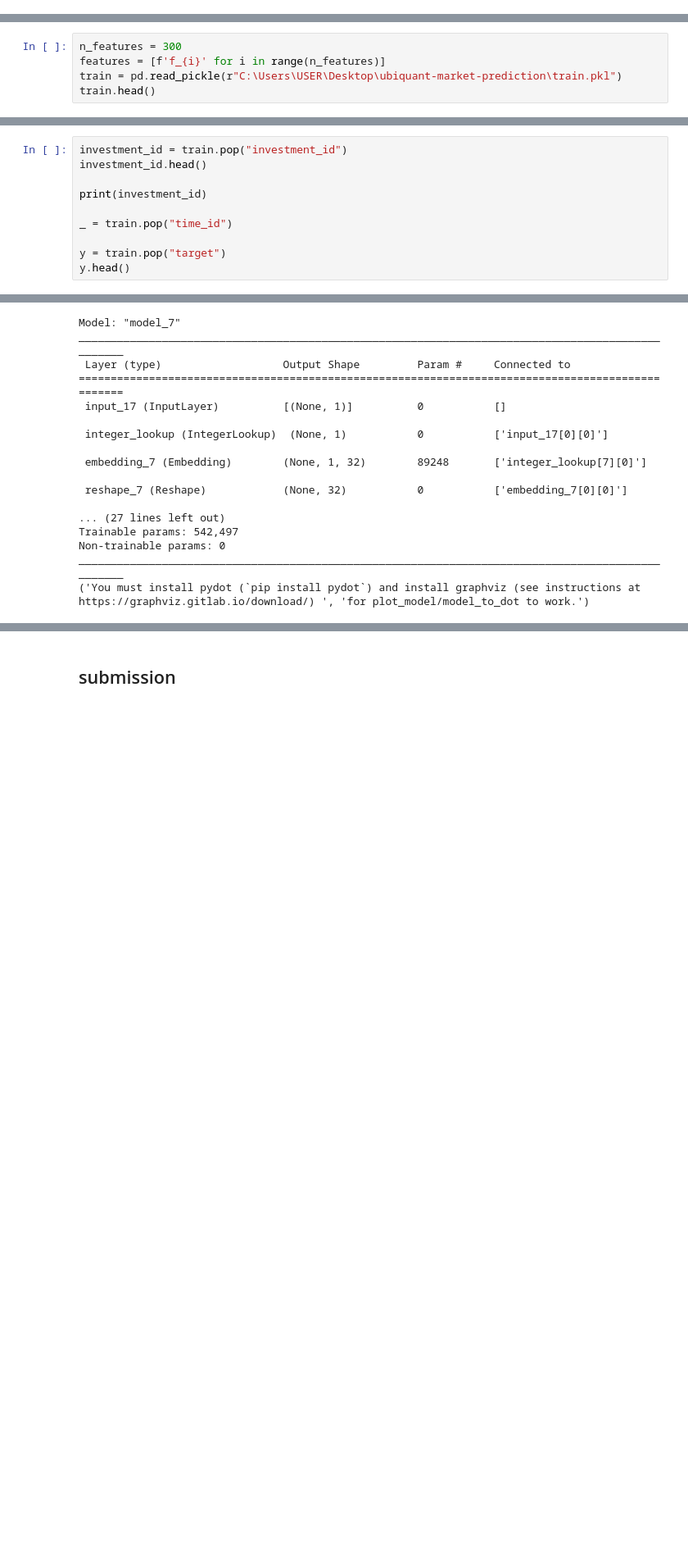
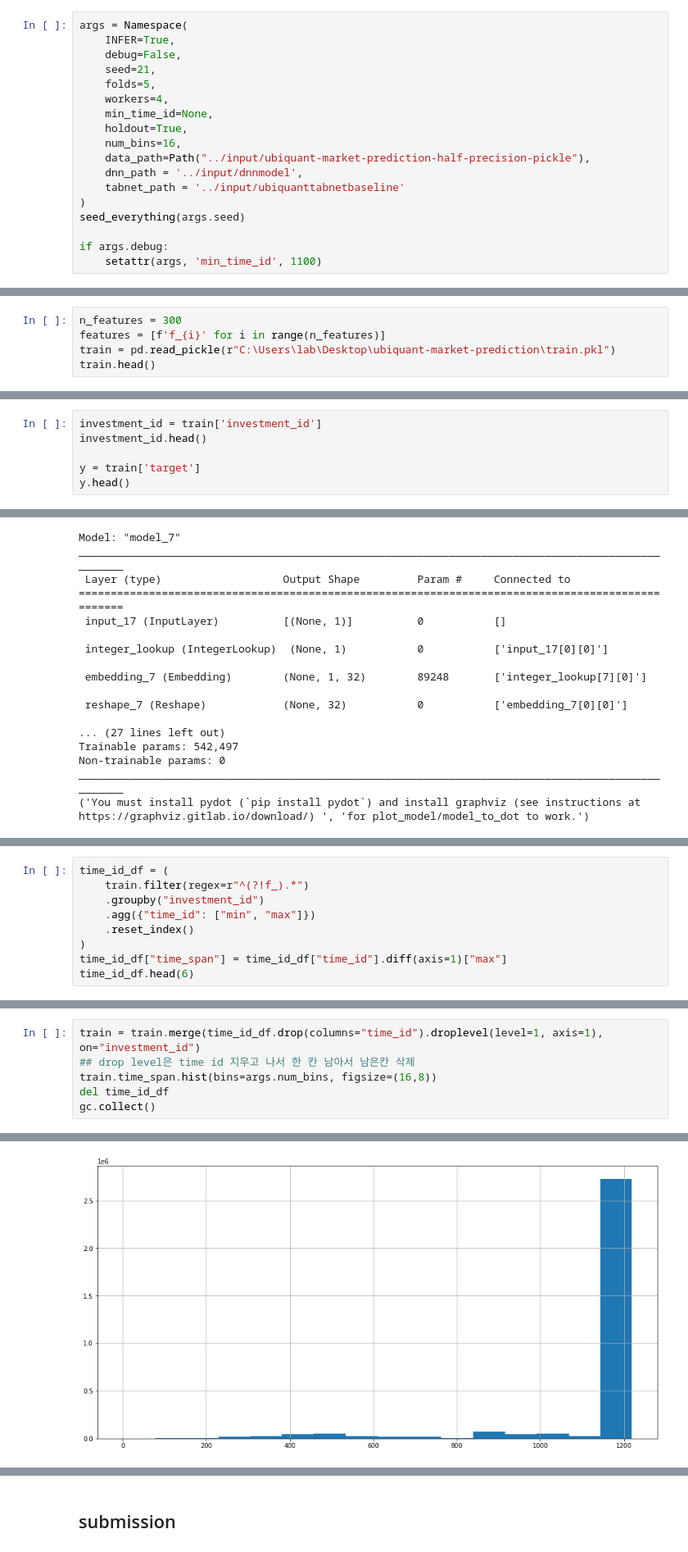
Before and after one commit to Twlee95/Kaggle_Ubi, a Jupyter notebook: ubi_qt_tf_corloss.ipynb, the cells around one changed output, grey strips where cells are left out. Shown at 82% size. Drawn from its saved outputs; the diff is of its cells as text; blank space fills up the shorter version.

```diff
--- a/ubi_qt_tf_corloss.ipynb
+++ b/ubi_qt_tf_corloss.ipynb
@@ -13,9 +42,27 @@ from scipy import stats
+# %%
+args = Namespace(
+    INFER=True,
+    debug=False,
+    seed=21,
+    folds=5,
+    workers=4,
+    min_time_id=None,
+    holdout=True,
+    num_bins=16,
+    data_path=Path("../input/ubiquant-market-prediction-half-precision-pickle"),
+    dnn_path = '../input/dnnmodel',
+    tabnet_path = '../input/ubiquanttabnetbaseline'
+)
+seed_everything(args.seed)
+
+if args.debug:
+    setattr(args, 'min_time_id', 1100)
 # %% [markdown]
 ## Import dataset
 # %%
 n_features = 300
 features = [f'f_{i}' for i in range(n_features)]
-train = pd.read_pickle(r"C:\Users\USER\Desktop\ubiquant-market-prediction\train.pkl")
+train = pd.read_pickle(r"C:\Users\lab\Desktop\ubiquant-market-prediction\train.pkl")
 train.head()
 # %% [output]
 |  | time_id | investment_id | target | f_0 | f_1 | f_2 | f_3 | f_4 | f_5 | f_6 | ... |
@@ -26,13 +73,9 @@ train.head()
 | 4 | 0.0 | 8.0 | -0.531738 | 0.842057 | -0.262993 | 2.330030 | -0.583422 | -0.618392 | -0.742814 | -0.946789 | ... |
 5 rows × 303 columns
 # %%
-investment_id = train.pop("investment_id")
+investment_id = train['investment_id']
 investment_id.head()
 
-print(investment_id)
-
-_ = train.pop("time_id")
-
-y = train.pop("target")
+y = train['target']
 y.head()
 # %% [output]
@@ -245,0 +275,9 @@ Epoch 1/30
+# %%
+time_id_df = (
+    train.filter(regex=r"^(?!f_).*")
+    .groupby("investment_id")
+    .agg({"time_id": ["min", "max"]})
+    .reset_index()
+)
+time_id_df["time_span"] = time_id_df["time_id"].diff(axis=1)["max"]
+time_id_df.head(6)
@@ -245,0 +316,7 @@ Epoch 1/30
+# %%
+train = train.merge(time_id_df.drop(columns="time_id").droplevel(level=1, axis=1), on="investment_id")
+## drop level은 time id 지우고 나서 한 칸 남아서 남은칸 삭제
+train.time_span.hist(bins=args.num_bins, figsize=(16,8))
+del time_id_df
+gc.collect()
+# %% [output]
@@ -245,0 +324 @@ Epoch 1/30
+[figure, added]
```
Also changed, not shown: parts of 20 cells of this notebook, 5 other files.
